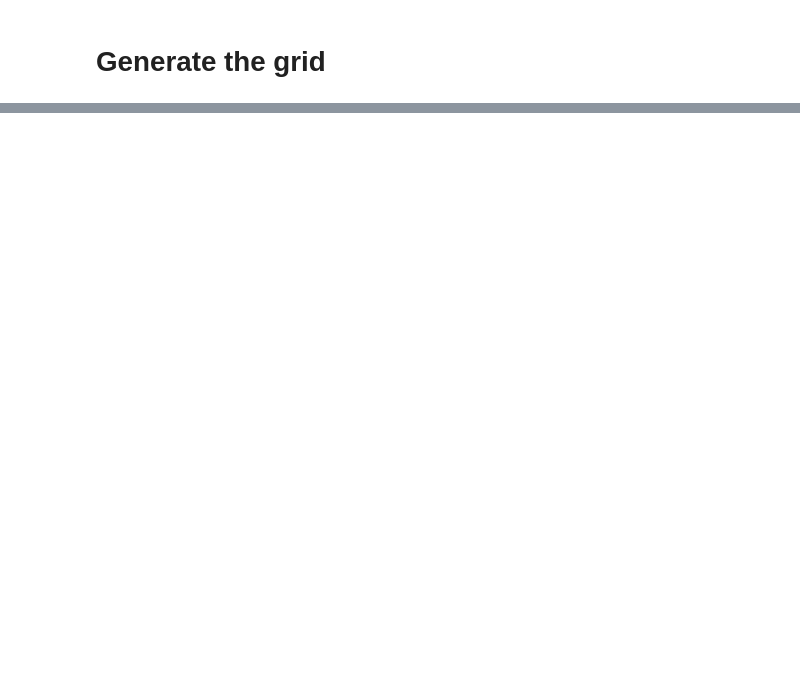
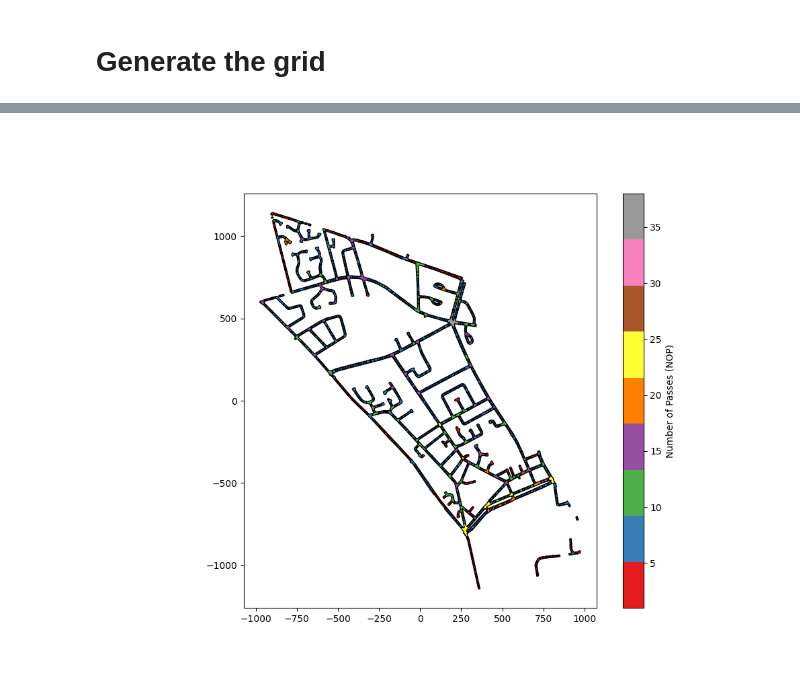
Before and after one commit to picarro-dsoler/Challenge_MultiplePassDetection, a Jupyter notebook: GridFormation/r2/MPD_r2_FixedGrid.ipynb, the cells around one changed output, grey strips where cells are left out. Drawn from its saved outputs; the diff is of its cells as text; code cells hidden in the pictures; blank space fills up the shorter version.

```diff
--- a/GridFormation/r2/MPD_r2_FixedGrid.ipynb
+++ b/GridFormation/r2/MPD_r2_FixedGrid.ipynb
@@ -395,7 +402,7 @@ for idx, centroid in enumerate(centroids_geom):
     if remove_mask[idx]:
         continue  # Already marked for removal
     # Query for any neighbors within 10 units (excluding itself)
-    nearby_indices = [i for i in str_tree.query(centroid.buffer(10), predicate=None)]
+    nearby_indices = [i for i in str_tree.query(centroid.buffer(2.5), predicate=None)]
     for nidx in nearby_indices:
         if nidx != idx and not remove_mask[nidx]:
             remove_mask[nidx] = True
@@ -467,0 +521,4 @@ Created network with 1967 nodes and 1988 edges.
+# %%
+nop_count = nop.groupby(nop.index).agg({'index_left': 'size'}).rename(columns={'index_left': 'nop'})
+nop_count = nop_count.reset_index()
+nop_count
@@ -468,3 +539,5 @@ Created network with 1967 nodes and 1988 edges.
+# %%
+cell_output = pd.merge(cell_gdf, nop_count, left_index=True, right_on='index', how='left')
 # %%
 for node in G.nodes():
     # Get all adjoining edges for this node (edges incident to this node)
@@ -607,0 +640,18 @@ plt.show()
+# %%
+import matplotlib.pyplot as plt
+import matplotlib as mpl
+
+fig, ax = plt.subplots(figsize=(10, 8))
+
+cax = cell_output.plot(
+    ax=ax,
+    column='nop',
+    cmap='Set1',
+    legend=True,
+    legend_kwds={'label': "Number of Passes (NOP)"},
+    edgecolor = 'black',
+    zorder=0
+)
+#survey_gdf.plot(ax = ax, color = 'lightgray', zorder = 0)
+# %% [output]
+[figure, added]
```
Also changed, not shown: parts of 22 cells of this notebook, 17 other files.
